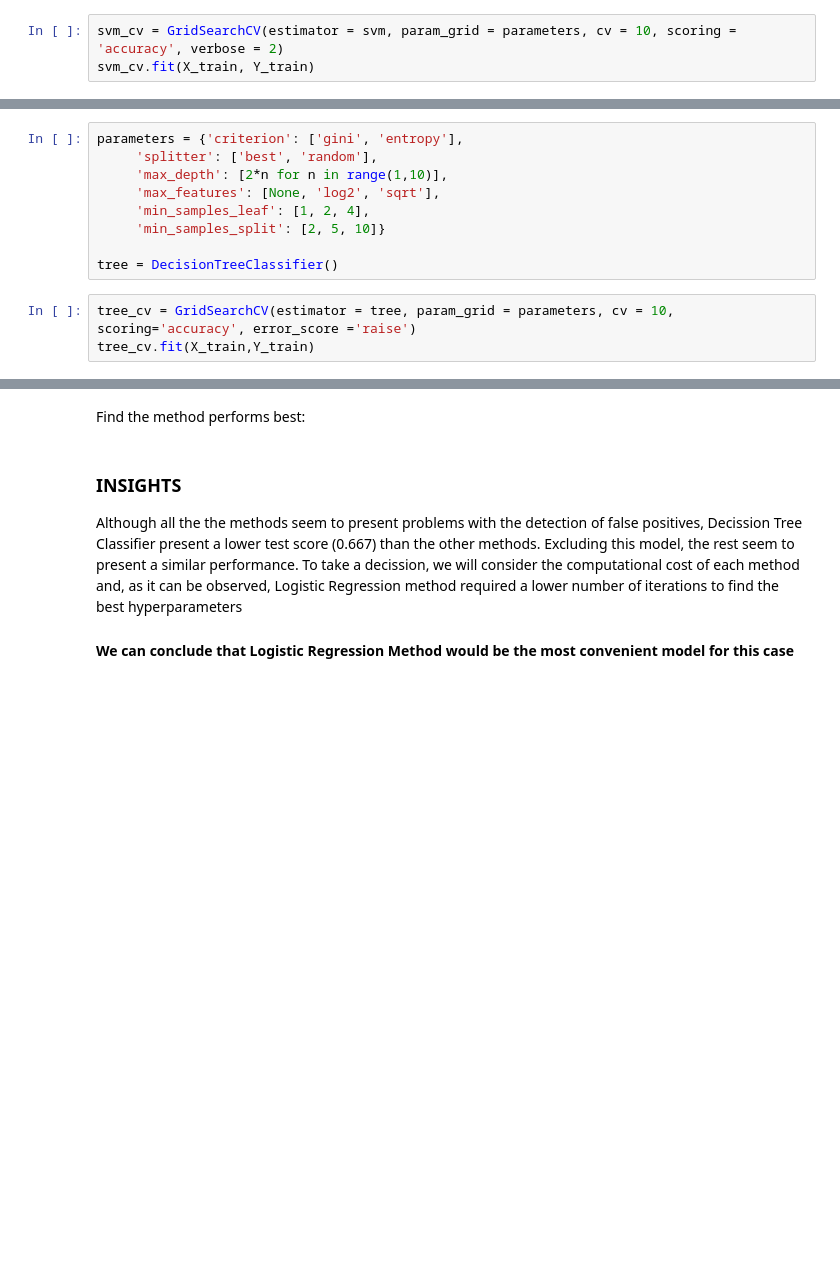
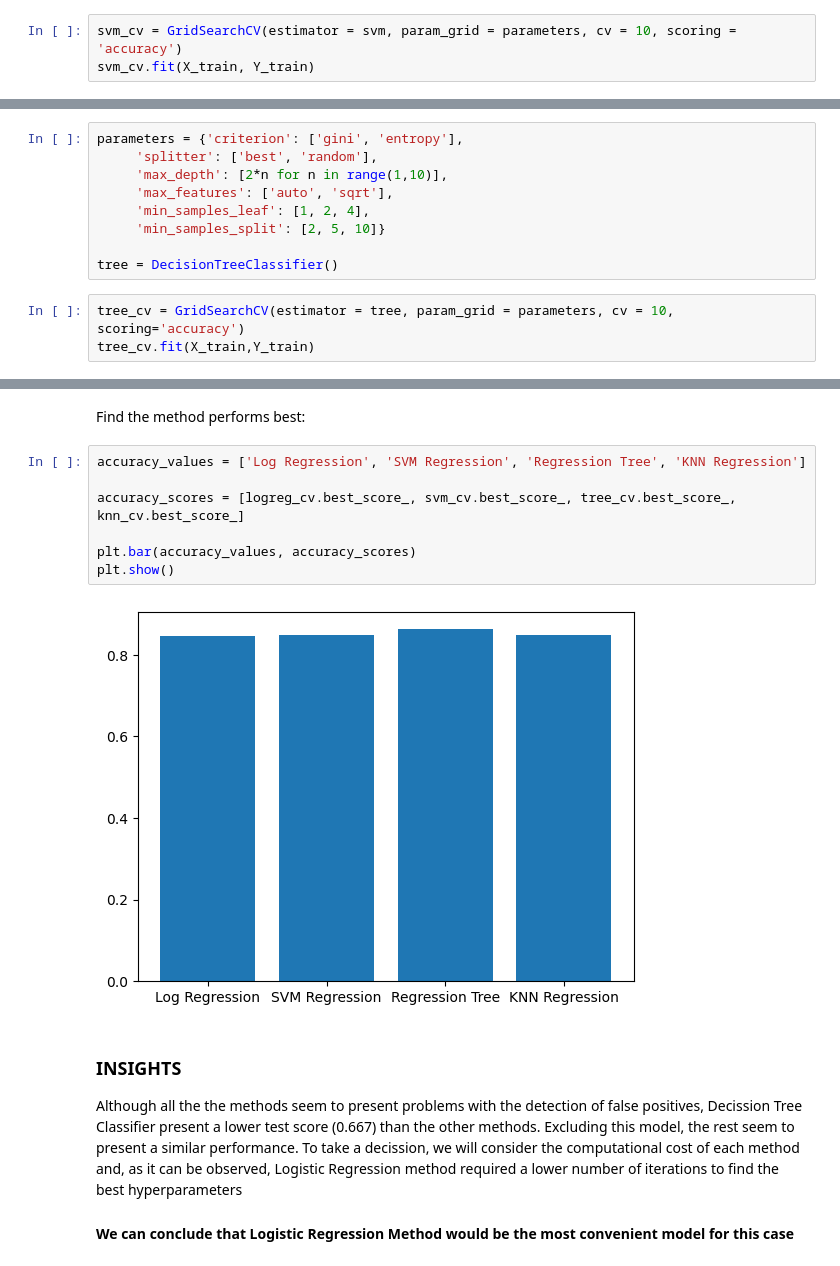
Before and after one commit to therealmike10/Space-X-Launches-Analysis, a Jupyter notebook: Jupyter Labs 6 - Machine Learning and Predictions.ipynb, the cells around one changed output, grey strips where cells are left out. Saved outputs shown, nothing was run; the diff lists cells and outputs as text; blank space fills up the shorter version.

```diff
--- a/Jupyter Labs 6 - Machine Learning and Predictions.ipynb
+++ b/Jupyter Labs 6 - Machine Learning and Predictions.ipynb
@@ -255,6 +255,6 @@ parameters = {'kernel':('linear', 'rbf','poly','rbf', 'sigmoid'),
               'gamma':np.logspace(-3, 3, 5)}
 svm = SVC()
 # %%
-svm_cv = GridSearchCV(estimator = svm, param_grid = parameters, cv = 10, scoring = 'accuracy', verbose = 2)
+svm_cv = GridSearchCV(estimator = svm, param_grid = parameters, cv = 10, scoring = 'accuracy')
 svm_cv.fit(X_train, Y_train)
 # %% [output]
@@ -312,12 +295,12 @@ Create a decision tree classifier object then  create a  <code>GridSearchCV</cod
 parameters = {'criterion': ['gini', 'entropy'],
      'splitter': ['best', 'random'],
      'max_depth': [2*n for n in range(1,10)],
-     'max_features': [None, 'log2', 'sqrt'],
+     'max_features': ['auto', 'sqrt'],
      'min_samples_leaf': [1, 2, 4],
      'min_samples_split': [2, 5, 10]}
 
 tree = DecisionTreeClassifier()
 # %%
-tree_cv = GridSearchCV(estimator = tree, param_grid = parameters, cv = 10, scoring='accuracy', error_score ='raise')
+tree_cv = GridSearchCV(estimator = tree, param_grid = parameters, cv = 10, scoring='accuracy')
 tree_cv.fit(X_train,Y_train)
 # %% [output]
@@ -396,6 +396,15 @@ plot_confusion_matrix(Y_test,yhat)
 ## TASK  12
 # %% [markdown]
 Find the method performs best:
+# %%
+accuracy_values = ['Log Regression', 'SVM Regression', 'Regression Tree', 'KNN Regression']
+
+accuracy_scores = [logreg_cv.best_score_, svm_cv.best_score_, tree_cv.best_score_, knn_cv.best_score_]
+
+plt.bar(accuracy_values, accuracy_scores)
+plt.show()
+# %% [output]
+[figure, added]
 # %% [markdown]
 ### INSIGHTS
 Although all the the methods seem to present problems with the detection of false positives, Decission Tree Classifier present a lower test score (0.667) than the other methods.
```
Also changed, not shown: parts of 4 cells of this notebook.
